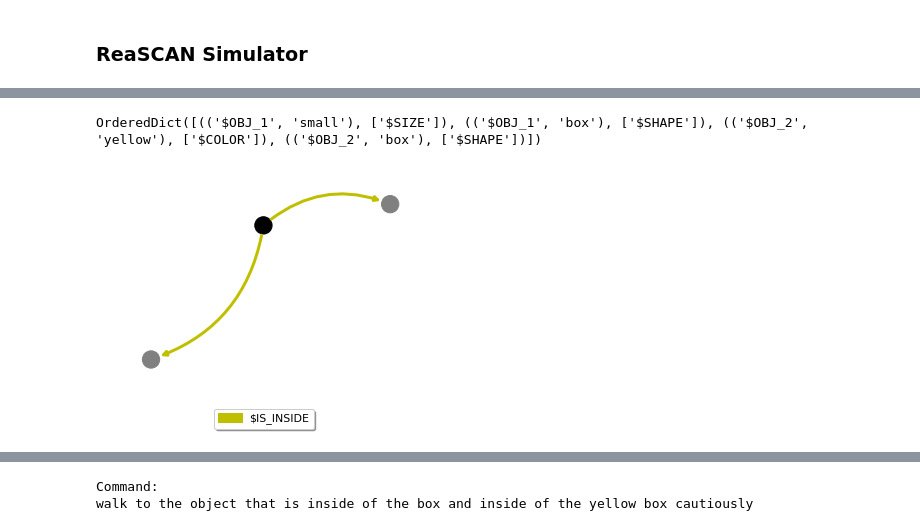
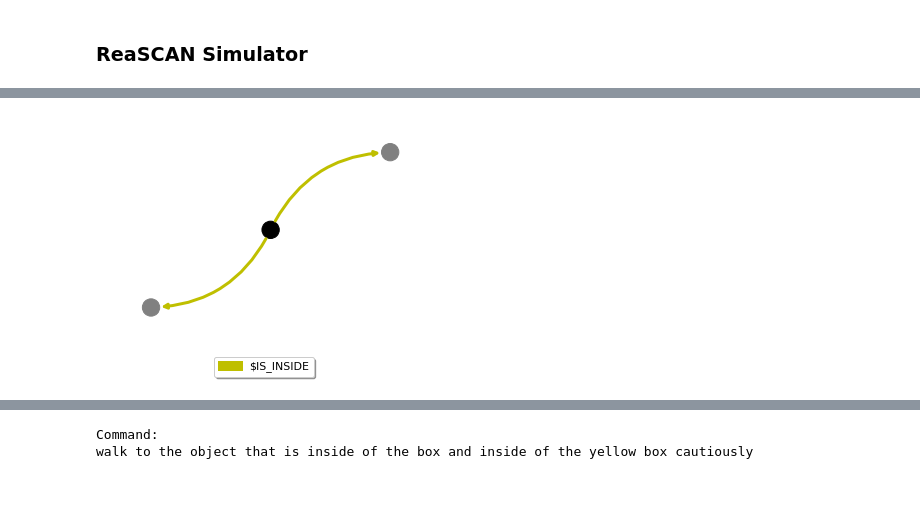
Before and after one commit to frankaging/Reason-SCAN, a Jupyter notebook: code/dataset/demo.ipynb, the cells around one changed output, grey strips where cells are left out. Drawn from its saved outputs; the diff is of its cells as text; code cells hidden in the pictures; blank space fills up the shorter version.

```diff
--- a/code/dataset/demo.ipynb
+++ b/code/dataset/demo.ipynb
@@ -1037,15 +1070,15 @@ OrderedDict([(('$OBJ_0', 'yellow'), ['$COLOR']), (('$OBJ_0', 'square'), ['$SHAPE
 # %%
 pattern_graph = ReaSCANGraph(
     objects=obj_map,
+    object_patterns=None,
     vocabulary=vocabulary,
     relations=rel_map,
     referred_object='$OBJ_0',
     debug=False
 )
 pattern_graph.draw()
 # %% [output]
-OrderedDict([(('$OBJ_1', 'small'), ['$SIZE']), (('$OBJ_1', 'box'), ['$SHAPE']), (('$OBJ_2', 'yellow'), ['$COLOR']), (('$OBJ_2', 'box'), ['$SHAPE'])])
-[figure, old version]
+[figure, new version]
 # %%
 graph.find_referred_object(
     pattern_graph, referred_object='$OBJ_0'
```
Also changed, not shown: parts of 6 cells of this notebook.
